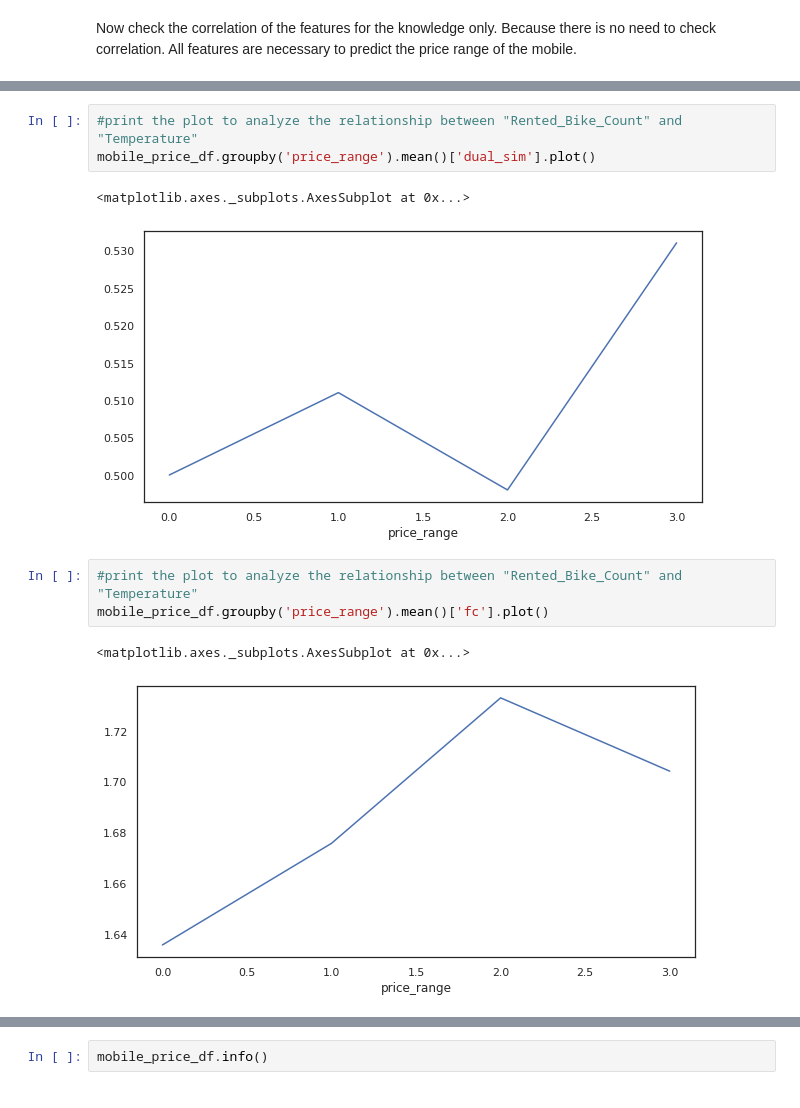
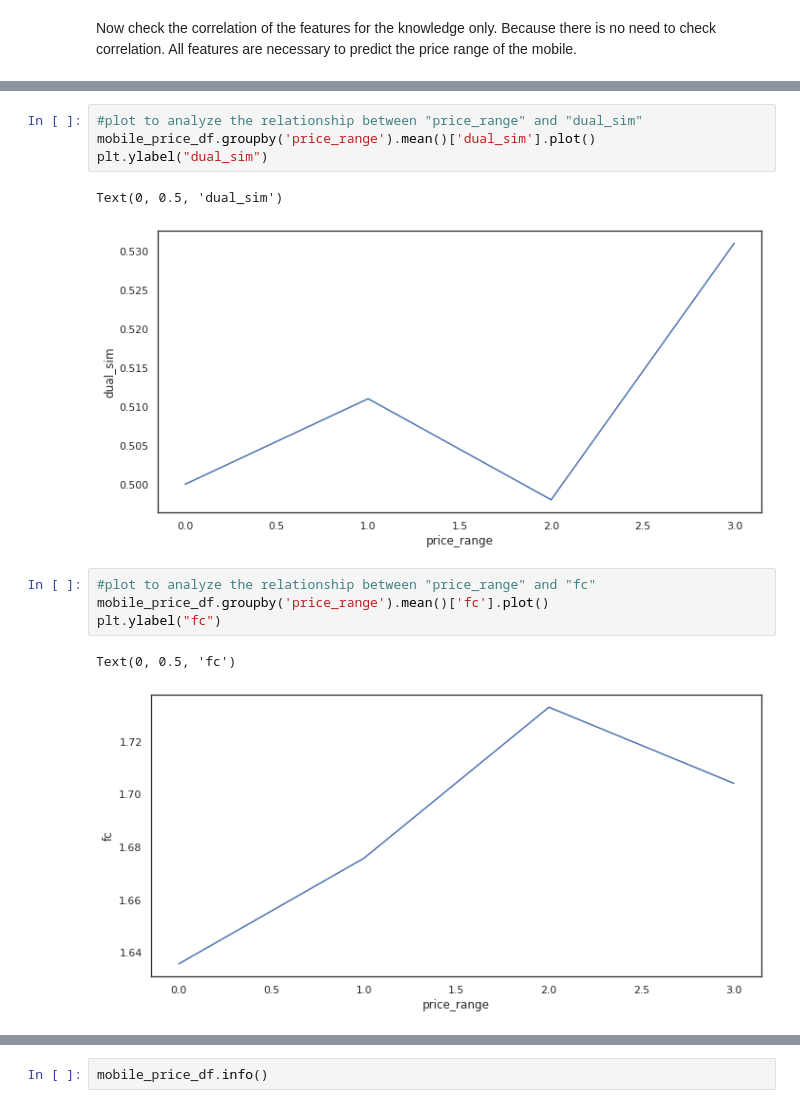
Before and after one commit to preetikhullbe/mobile-price-prediction, a Jupyter notebook: Mobile_price_prediction.ipynb, the cells around one changed output, grey strips where cells are left out. Drawn from its saved outputs; the diff is of its cells as text.

```diff
--- a/Mobile_price_prediction.ipynb
+++ b/Mobile_price_prediction.ipynb
@@ -394,13 +404,15 @@ mobile_price_df.groupby('price_range').mean()['clock_speed'].plot()
 # %%
-#print the plot to analyze the relationship between "Rented_Bike_Count" and "Temperature"
+#plot to analyze the relationship between "price_range" and "dual_sim"
 mobile_price_df.groupby('price_range').mean()['dual_sim'].plot()
+plt.ylabel("dual_sim")
 # %% [output]
-<matplotlib.axes._subplots.AxesSubplot at 0x...>
+Text(0, 0.5, 'dual_sim')
-[figure, old version]
+[figure, new version]
 # %%
-#print the plot to analyze the relationship between "Rented_Bike_Count" and "Temperature"
+#plot to analyze the relationship between "price_range" and "fc"
 mobile_price_df.groupby('price_range').mean()['fc'].plot()
+plt.ylabel("fc")
 # %% [output]
-<matplotlib.axes._subplots.AxesSubplot at 0x...>
+Text(0, 0.5, 'fc')
-[figure, old version]
+[figure, new version]
 # %%
```
Also changed, not shown: parts of 99 cells of this notebook.
